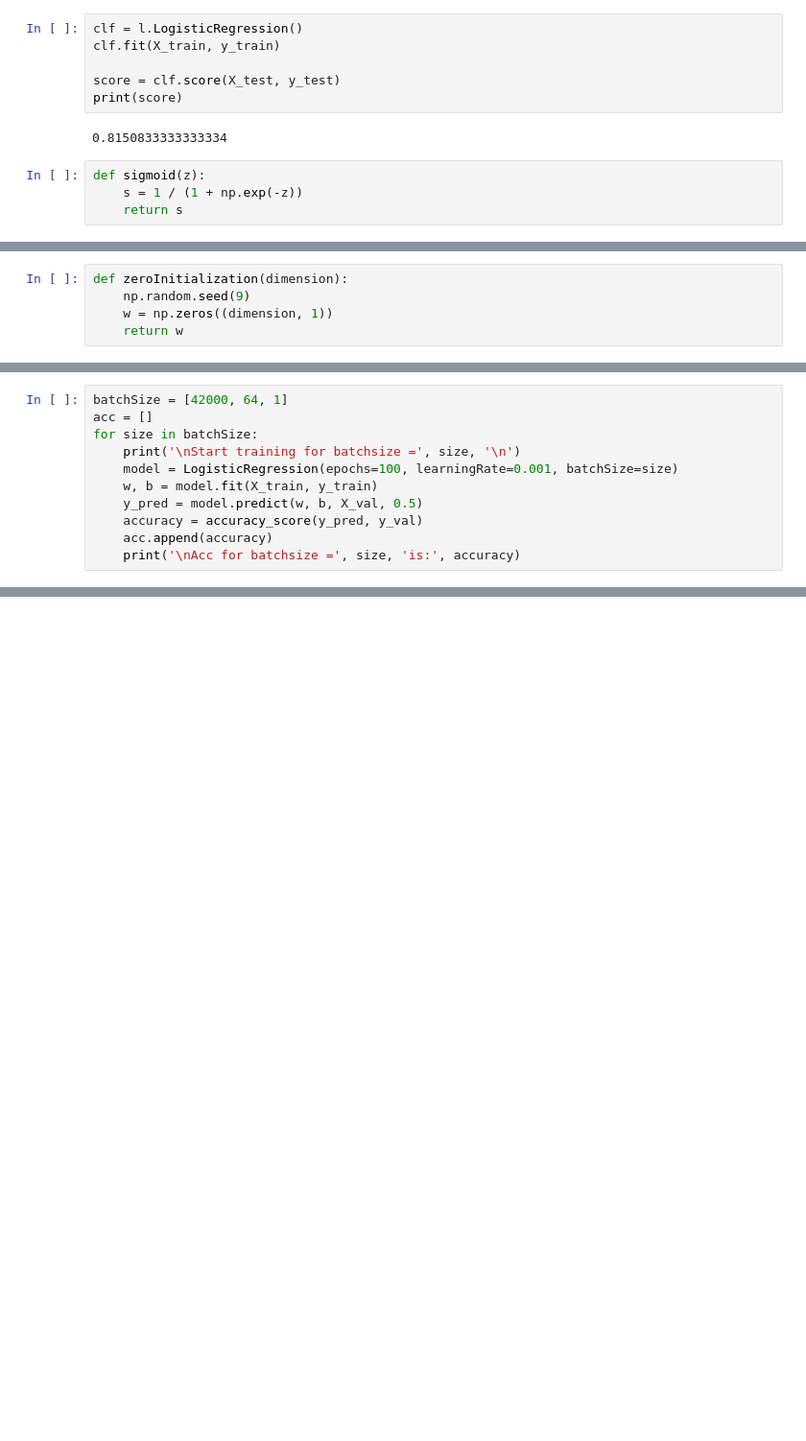
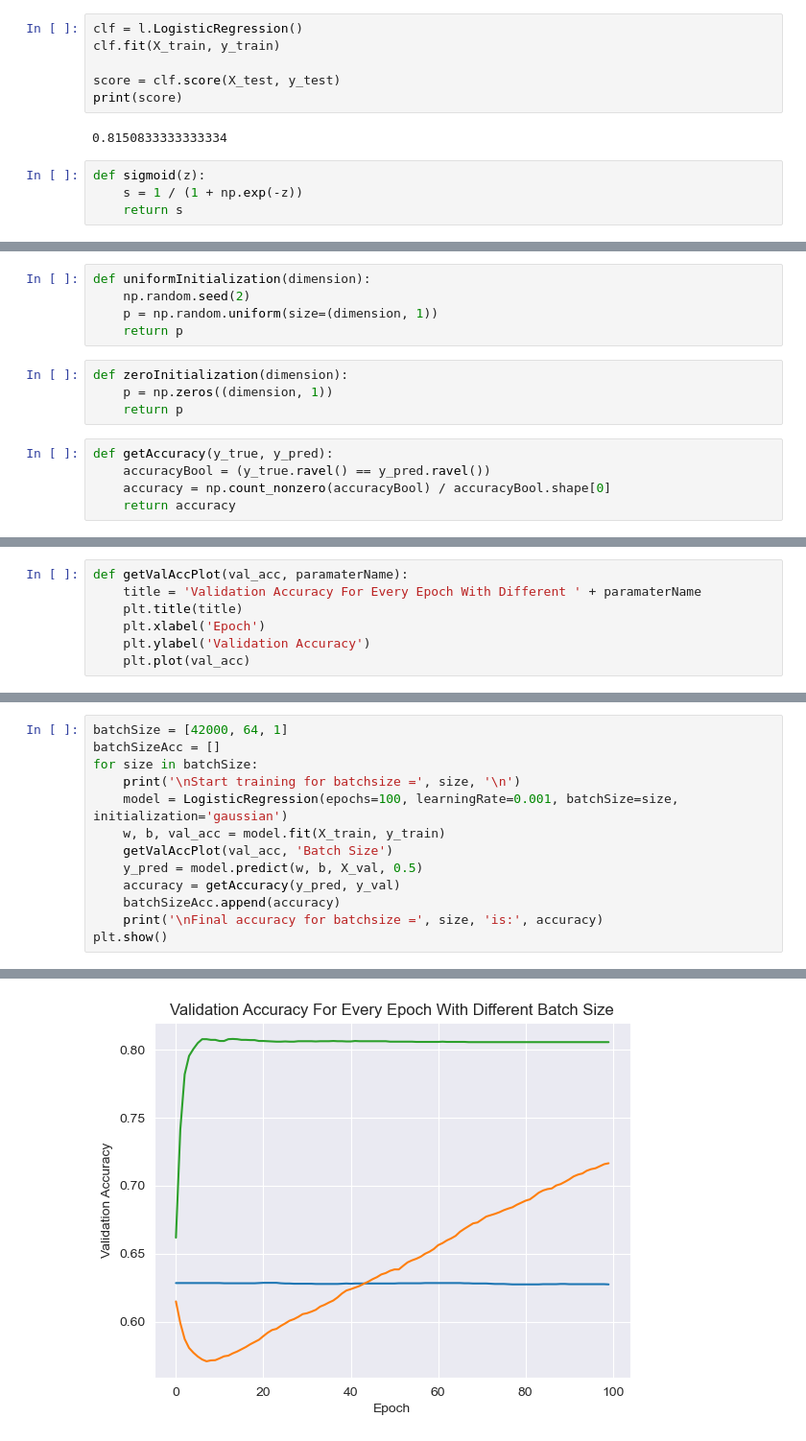
Before and after one commit to Gulce62/LogisticRegression, a Jupyter notebook: notebook.ipynb, the cells around one changed output, grey strips where cells are left out. Shown at 96% size. Saved outputs shown, nothing was run; the diff lists cells and outputs as text; blank space fills up the shorter version.

```diff
--- a/notebook.ipynb
+++ b/notebook.ipynb
@@ -83,5 +73,14 @@ def gaussianInitialization(dimension):
+# %%
+def uniformInitialization(dimension):
+    np.random.seed(2)
+    p = np.random.uniform(size=(dimension, 1))
+    return p
 # %%
 def zeroInitialization(dimension):
-    np.random.seed(9)
-    w = np.zeros((dimension, 1))
-    return w
+    p = np.zeros((dimension, 1))
+    return p
+# %%
+def getAccuracy(y_true, y_pred):
+    accuracyBool = (y_true.ravel() == y_pred.ravel())
+    accuracy = np.count_nonzero(accuracyBool) / accuracyBool.shape[0]
+    return accuracy
@@ -88,2 +95,9 @@ def zeroInitialization(dimension):
+# %%
+def getValAccPlot(val_acc, paramaterName):
+    title = 'Validation Accuracy For Every Epoch With Different ' + paramaterName
+    plt.title(title)
+    plt.xlabel('Epoch')
+    plt.ylabel('Validation Accuracy')
+    plt.plot(val_acc)
 # %%
 class LogisticRegression:
@@ -125,15 +149,17 @@ class LogisticRegression:
         return y_pred
 # %%
 batchSize = [42000, 64, 1]
-acc = []
+batchSizeAcc = []
 for size in batchSize:
     print('\nStart training for batchsize =', size, '\n')
-    model = LogisticRegression(epochs=100, learningRate=0.001, batchSize=size)
-    w, b = model.fit(X_train, y_train)
+    model = LogisticRegression(epochs=100, learningRate=0.001, batchSize=size, initialization='gaussian')
+    w, b, val_acc = model.fit(X_train, y_train)
+    getValAccPlot(val_acc, 'Batch Size')
     y_pred = model.predict(w, b, X_val, 0.5)
-    accuracy = accuracy_score(y_pred, y_val)
-    acc.append(accuracy)
-    print('\nAcc for batchsize =', size, 'is:', accuracy)
+    accuracy = getAccuracy(y_pred, y_val)
+    batchSizeAcc.append(accuracy)
+    print('\nFinal accuracy for batchsize =', size, 'is:', accuracy)
+plt.show()
 # %% [output]
 Start training for batchsize = 42000
 
@@ -154,0 +181 @@ Start training for batchsize = 42000
+[figure, added]
```
Also changed, not shown: parts of 11 cells of this notebook, 2 other files.
